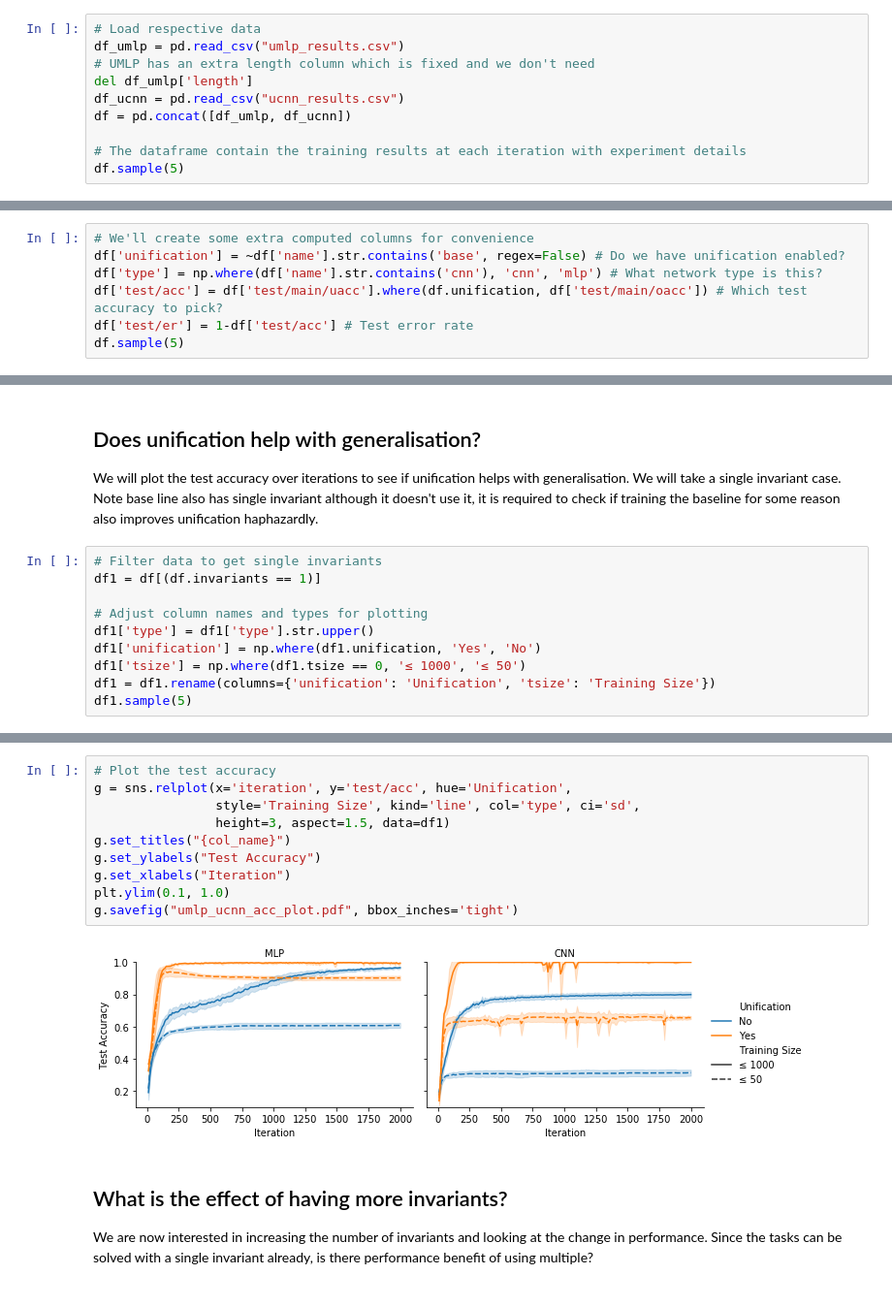
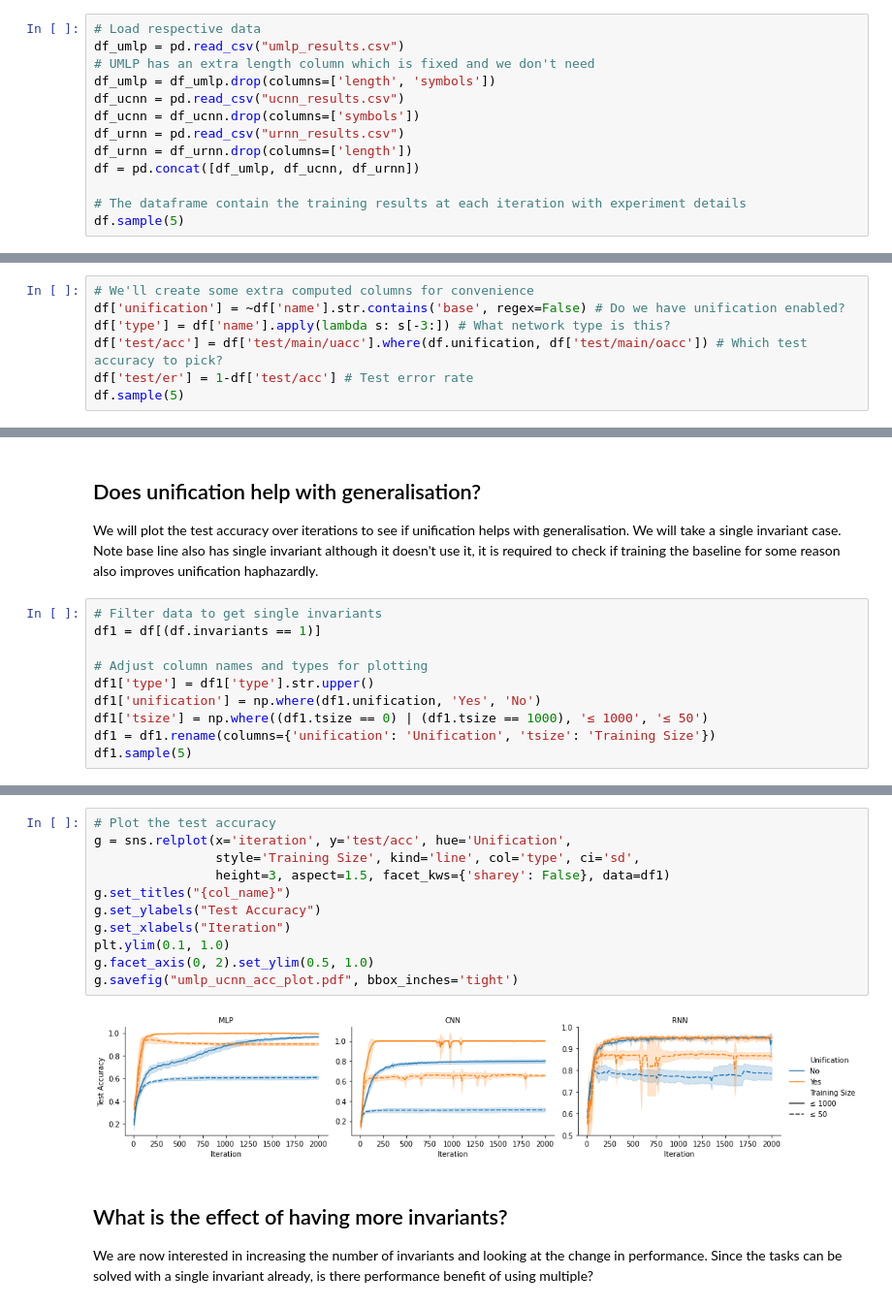
Before and after one commit to nuric/softuni, a Jupyter notebook: analyse_umlp_ucnn.ipynb, the cells around one changed output, grey strips where cells are left out. Shown: that part at 97% size. Saved outputs shown, nothing was run; the diff lists cells and outputs as text.

Commit message:
Add analysis for urnn results into the notebook.

```diff
--- a/analyse_umlp_ucnn.ipynb
+++ b/analyse_umlp_ucnn.ipynb
@@ -18,9 +18,12 @@ done
 # Load respective data
 df_umlp = pd.read_csv("umlp_results.csv")
 # UMLP has an extra length column which is fixed and we don't need
-del df_umlp['length']
+df_umlp = df_umlp.drop(columns=['length', 'symbols'])
 df_ucnn = pd.read_csv("ucnn_results.csv")
-df = pd.concat([df_umlp, df_ucnn])
+df_ucnn = df_ucnn.drop(columns=['symbols'])
+df_urnn = pd.read_csv("urnn_results.csv")
+df_urnn = df_urnn.drop(columns=['length'])
+df = pd.concat([df_umlp, df_ucnn, df_urnn])
 
 # The dataframe contain the training results at each iteration with experiment details
 df.sample(5)
@@ -35,7 +38,7 @@ df.sample(5)
 # %%
 # We'll create some extra computed columns for convenience
 df['unification'] = ~df['name'].str.contains('base', regex=False) # Do we have unification enabled?
-df['type'] = np.where(df['name'].str.contains('cnn'), 'cnn', 'mlp') # What network type is this?
+df['type'] = df['name'].apply(lambda s: s[-3:]) # What network type is this?
 df['test/acc'] = df['test/main/uacc'].where(df.unification, df['test/main/oacc']) # Which test accuracy to pick?
 df['test/er'] = 1-df['test/acc'] # Test error rate
 df.sample(5)
@@ -57,7 +60,7 @@ df1 = df[(df.invariants == 1)]
 # Adjust column names and types for plotting
 df1['type'] = df1['type'].str.upper()
 df1['unification'] = np.where(df1.unification, 'Yes', 'No')
-df1['tsize'] = np.where(df1.tsize == 0, '≤ 1000', '≤ 50')
+df1['tsize'] = np.where((df1.tsize == 0) | (df1.tsize == 1000), '≤ 1000', '≤ 50')
 df1 = df1.rename(columns={'unification': 'Unification', 'tsize': 'Training Size'})
 df1.sample(5)
 # %% [output]
@@ -86,15 +89,16 @@ See the caveats in the documentation: http://pandas.pydata.org/pandas-docs/stabl
 # %%
 # Plot the test accuracy
 g = sns.relplot(x='iteration', y='test/acc', hue='Unification',
                 style='Training Size', kind='line', col='type', ci='sd',
-                height=3, aspect=1.5, data=df1)
+                height=3, aspect=1.5, facet_kws={'sharey': False}, data=df1)
 g.set_titles("{col_name}")
 g.set_ylabels("Test Accuracy")
 g.set_xlabels("Iteration")
 plt.ylim(0.1, 1.0)
+g.facet_axis(0, 2).set_ylim(0.5, 1.0)
 g.savefig("umlp_ucnn_acc_plot.pdf", bbox_inches='tight')
 # %% [output]
-[figure, old version]
+[figure, new version]
 # %% [markdown]
 ## What is the effect of having more invariants?
 We are now interested in increasing the number of invariants and looking at the change in performance. Since the tasks can be solved with a single invariant already, is there performance benefit of using multiple?
```
Also changed, not shown: parts of 10 cells of this notebook, 1 other file.
